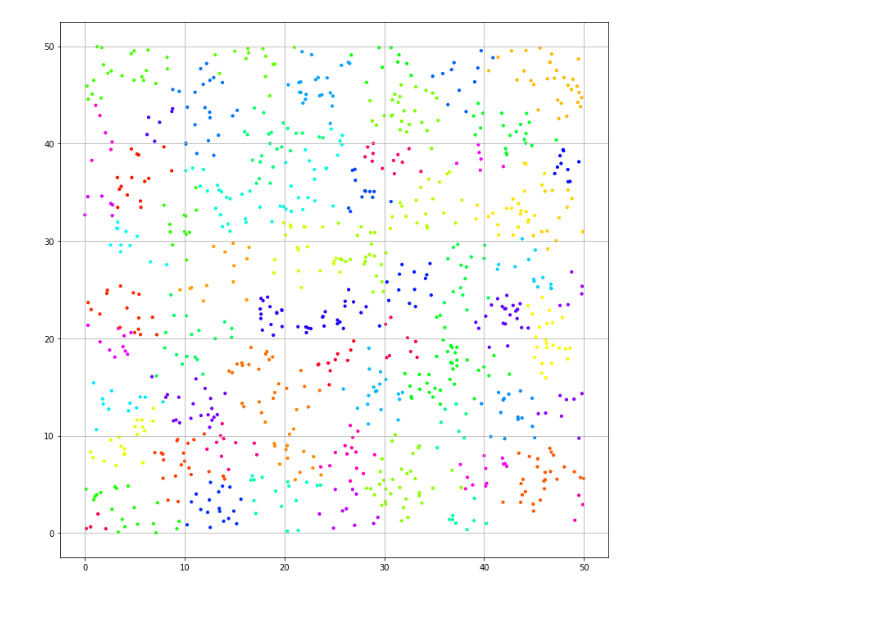
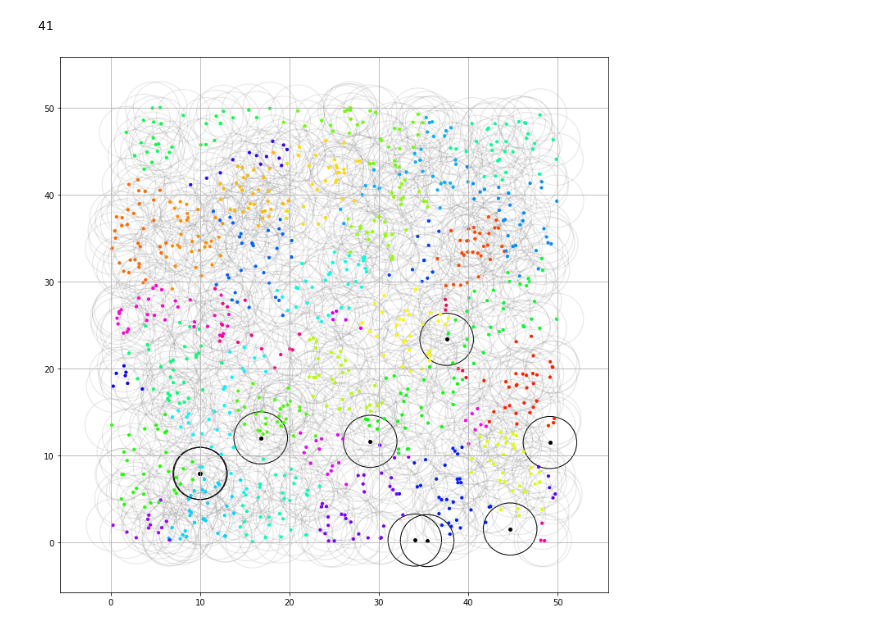
Before and after one commit to RYO0115/python_algorithms, a Jupyter notebook: DBSCAN/dbscan.ipynb, the cells around one changed output. Saved outputs shown, nothing was run; the diff lists cells and outputs as text; code cells hidden in the pictures.

```diff
--- a/DBSCAN/dbscan.ipynb
+++ b/DBSCAN/dbscan.ipynb
@@ -169,6 +208,9 @@ for i in range(len(points)):
     points[i].y = random.uniform(0,max_y)
     points[i].z = 0
     points[i].cluster_id = CLASSIFIED_STATUS.UNCLASSIFIED
+# %%
+for i in range(len(points)):
+    points[i].cluster_id = CLASSIFIED_STATUS.UNCLASSIFIED
 # %%
 db = DBSCAN( points, min_points_th, max_points_th, eps)
 # %%
@@ -186,31 +228,34 @@ import matplotlib.patches as patches
 # %%
 
 fig, ax = plt.subplots(figsize=[12,12])
 x = []
 y = []
 cluster = []
 
 noise_x = []
 noise_y = []
 cluster_size = db.GetClusterSize()
 for p in points:
+    search_circ = patches.Circle(xy=(p.x,p.y), radius=eps, ec = "gray", alpha=0.2, fc="None")
+    ax.add_patch(search_circ)
     if p.cluster_id != CLASSIFIED_STATUS.NOISE:
         x.append(p.x)
         y.append(p.y)
         cluster.append(p.cluster_id / cluster_size)
     else:
         noise_x.append(p.x)
         noise_y.append(p.y)
         c = patches.Circle(xy=(p.x,p.y), radius=eps, fc="None", ec="black")
         ax.add_patch(c)
         #p.cluster_id = -2
-cluster_size
+print(cluster_size)
 
 ax.scatter(x=x, y=y, color = cm.hsv(cluster), s = 10)
 ax.scatter(x=noise_x, y=noise_y, color="black", s= 15)
 ax.grid()
 # %% [output]
+41
-[figure, old version]
+[figure, new version]
 # %%
 def SavePoints(filedir, points, partition = ","):
     with open(filedir, "w") as f:
```
Also changed, not shown: parts of 2 cells of this notebook, 3 other files.
